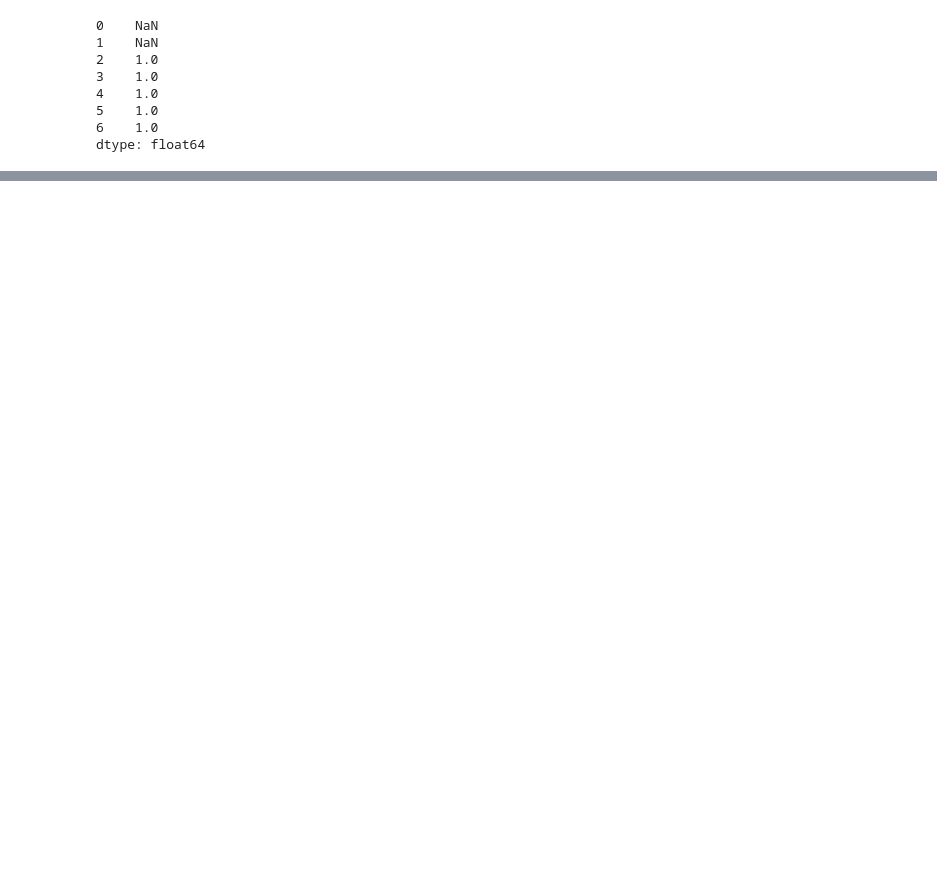
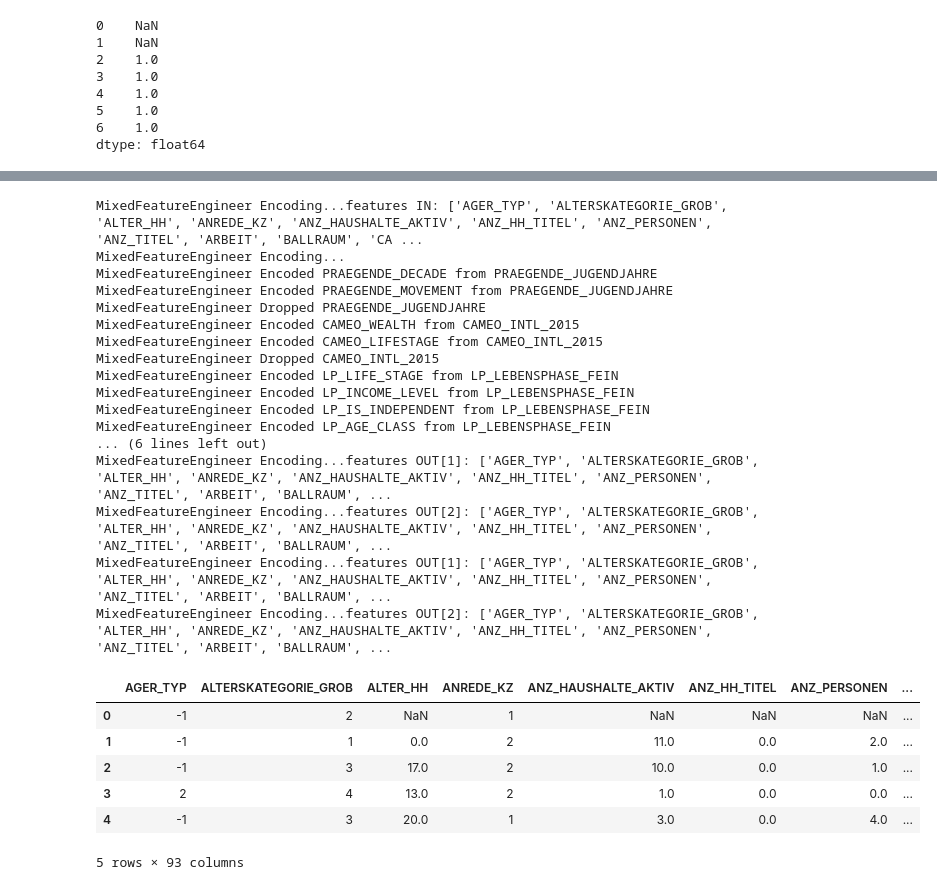
Before and after one commit to kinant/ud-ml-pytorch, a Jupyter notebook: Project 03/identify_customer_segments/testing.py.ipynb, the cells around one changed output, grey strips where cells are left out. Drawn from its saved outputs; the diff is of its cells as text; code cells hidden in the pictures; blank space fills up the shorter version.

```diff
--- a/Project 03/identify_customer_segments/testing.py.ipynb
+++ b/Project 03/identify_customer_segments/testing.py.ipynb
@@ -486,3 +486,9 @@ print(result)
 5    1.0
 6    1.0
 dtype: float64
+# %%
+# Test Mixed Engineer on FULL DATA:
+df_test_raw = pd.read_csv("Udacity_AZDIAS_Subset.csv", delimiter=";")
+
+df_test_engineer_2 = df_test_raw.copy()
+df_test_engineer_2.head()
@@ -488,0 +503,28 @@ dtype: float64
+# %%
+df_test_engineered_2 = mixed_engineer.fit_transform(df_test_engineer_2)
+df_test_engineered_2.head()
+# %% [output]
+MixedFeatureEngineer Encoding...features IN: ['AGER_TYP', 'ALTERSKATEGORIE_GROB', 'ALTER_HH', 'ANREDE_KZ', 'ANZ_HAUSHALTE_AKTIV', 'ANZ_HH_TITEL', 'ANZ_PERSONEN', 'ANZ_TITEL', 'ARBEIT', 'BALLRAUM', 'CA ...
+MixedFeatureEngineer Encoding...
+MixedFeatureEngineer Encoded PRAEGENDE_DECADE from PRAEGENDE_JUGENDJAHRE
+MixedFeatureEngineer Encoded PRAEGENDE_MOVEMENT from PRAEGENDE_JUGENDJAHRE
+MixedFeatureEngineer Dropped PRAEGENDE_JUGENDJAHRE
+MixedFeatureEngineer Encoded CAMEO_WEALTH from CAMEO_INTL_2015
+MixedFeatureEngineer Encoded CAMEO_LIFESTAGE from CAMEO_INTL_2015
+MixedFeatureEngineer Dropped CAMEO_INTL_2015
+MixedFeatureEngineer Encoded LP_LIFE_STAGE from LP_LEBENSPHASE_FEIN
+MixedFeatureEngineer Encoded LP_INCOME_LEVEL from LP_LEBENSPHASE_FEIN
+MixedFeatureEngineer Encoded LP_IS_INDEPENDENT from LP_LEBENSPHASE_FEIN
+MixedFeatureEngineer Encoded LP_AGE_CLASS from LP_LEBENSPHASE_FEIN
+... (6 lines left out)
+MixedFeatureEngineer Encoding...features OUT[1]: ['AGER_TYP', 'ALTERSKATEGORIE_GROB', 'ALTER_HH', 'ANREDE_KZ', 'ANZ_HAUSHALTE_AKTIV', 'ANZ_HH_TITEL', 'ANZ_PERSONEN', 'ANZ_TITEL', 'ARBEIT', 'BALLRAUM', ...
+MixedFeatureEngineer Encoding...features OUT[2]: ['AGER_TYP', 'ALTERSKATEGORIE_GROB', 'ALTER_HH', 'ANREDE_KZ', 'ANZ_HAUSHALTE_AKTIV', 'ANZ_HH_TITEL', 'ANZ_PERSONEN', 'ANZ_TITEL', 'ARBEIT', 'BALLRAUM', ...
+MixedFeatureEngineer Encoding...features OUT[1]: ['AGER_TYP', 'ALTERSKATEGORIE_GROB', 'ALTER_HH', 'ANREDE_KZ', 'ANZ_HAUSHALTE_AKTIV', 'ANZ_HH_TITEL', 'ANZ_PERSONEN', 'ANZ_TITEL', 'ARBEIT', 'BALLRAUM', ...
+MixedFeatureEngineer Encoding...features OUT[2]: ['AGER_TYP', 'ALTERSKATEGORIE_GROB', 'ALTER_HH', 'ANREDE_KZ', 'ANZ_HAUSHALTE_AKTIV', 'ANZ_HH_TITEL', 'ANZ_PERSONEN', 'ANZ_TITEL', 'ARBEIT', 'BALLRAUM', ...
+|  | AGER_TYP | ALTERSKATEGORIE_GROB | ALTER_HH | ANREDE_KZ | ANZ_HAUSHALTE_AKTIV | ANZ_HH_TITEL | ANZ_PERSONEN | ... |
+| 0 | -1 | 2 | NaN | 1 | NaN | NaN | NaN | ... |
+| 1 | -1 | 1 | 0.0 | 2 | 11.0 | 0.0 | 2.0 | ... |
+| 2 | -1 | 3 | 17.0 | 2 | 10.0 | 0.0 | 1.0 | ... |
+| 3 | 2 | 4 | 13.0 | 2 | 1.0 | 0.0 | 0.0 | ... |
+| 4 | -1 | 3 | 20.0 | 1 | 3.0 | 0.0 | 4.0 | ... |
+5 rows × 93 columns
```
Also changed, not shown: parts of 6 cells of this notebook, 1 other file.
